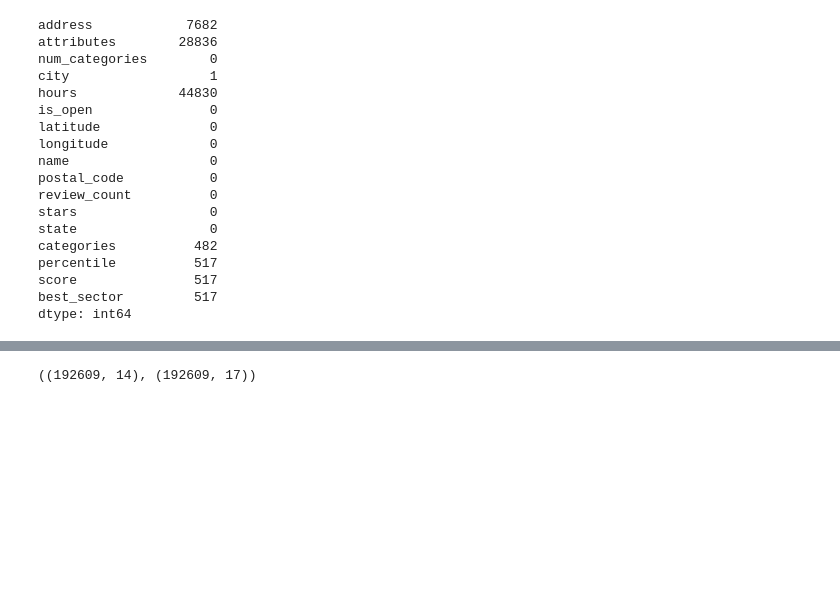
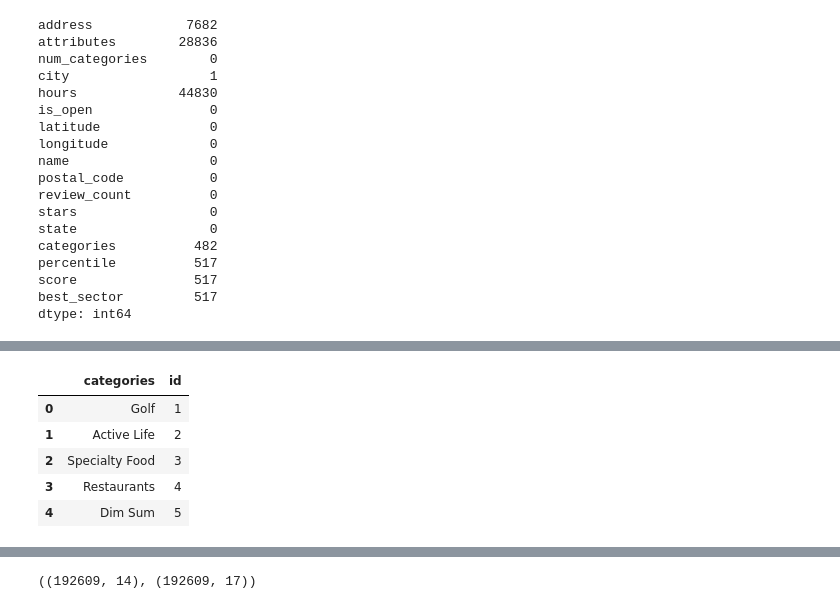
Before and after one commit to BloomTech-Labs/yelp-dataset-challenge-2-ds, a Jupyter notebook: exploratory-data-analysis-master/feature engineering/EDA-yelp-reviews.ipynb, the cells around one changed output, grey strips where cells are left out. Cells and saved outputs as stored; diff of their text form; code cells hidden in the pictures; blank space fills up the shorter version.

```diff
--- a/exploratory-data-analysis-master/feature engineering/EDA-yelp-reviews.ipynb
+++ b/exploratory-data-analysis-master/feature engineering/EDA-yelp-reviews.ipynb
@@ -1329,0 +1341,17 @@ df_knn['categories'] = df_knn['categories'].apply(lambda x: get_first(x))
+# %%
+catfreq = pd.DataFrame(categoriesdata, columns=['categories'])
+# %%
+catfreq = catfreq[['categories']]
+# %%
+catfreq = catfreq.drop_duplicates('categories')
+# %%
+catfreq['id'] = list(range(1, len(catfreq)+1, 1))
+# %%
+catfreq.head()
+# %% [output]
+|  | categories | id |
+| 0 | Golf | 1 |
+| 1 | Active Life | 2 |
+| 2 | Specialty Food | 3 |
+| 3 | Restaurants | 4 |
+| 4 | Dim Sum | 5 |
```
Also changed, not shown: parts of 50 cells of this notebook.
